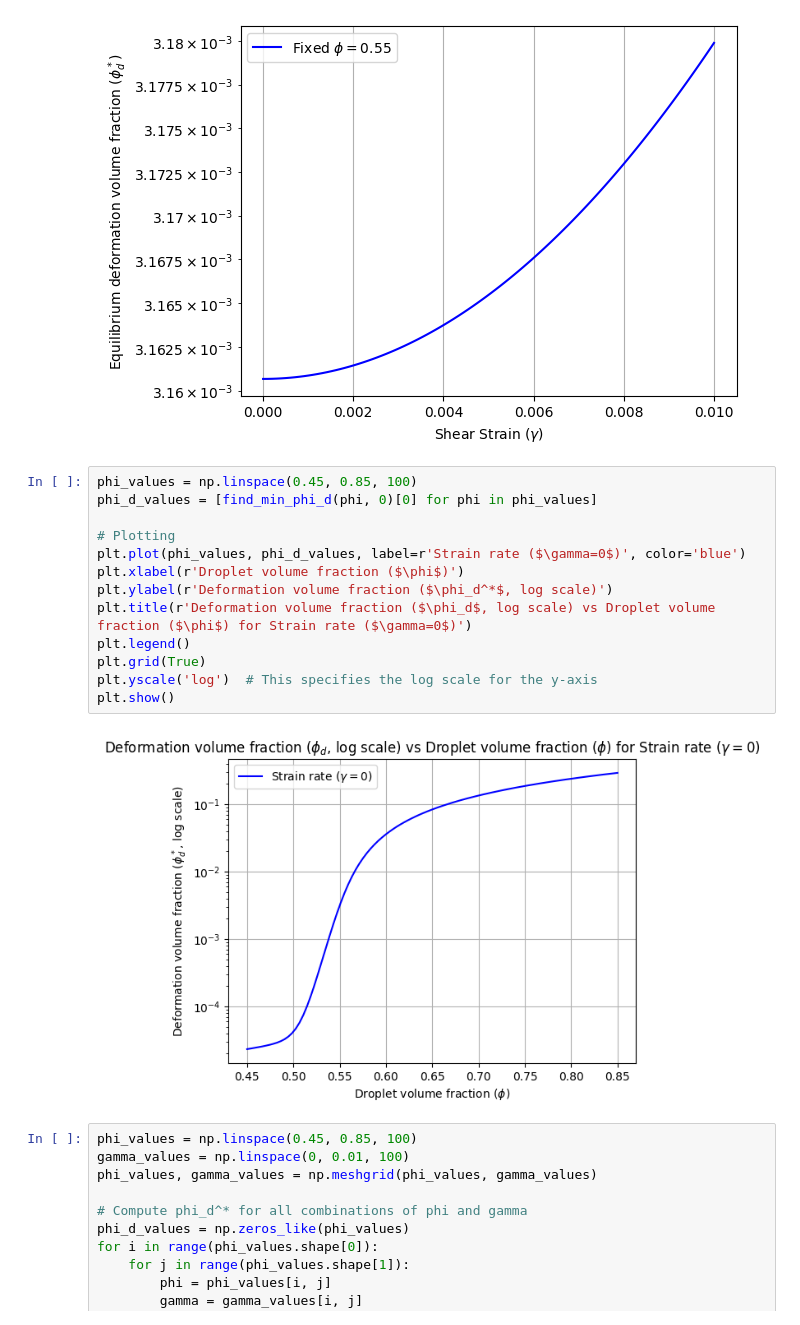
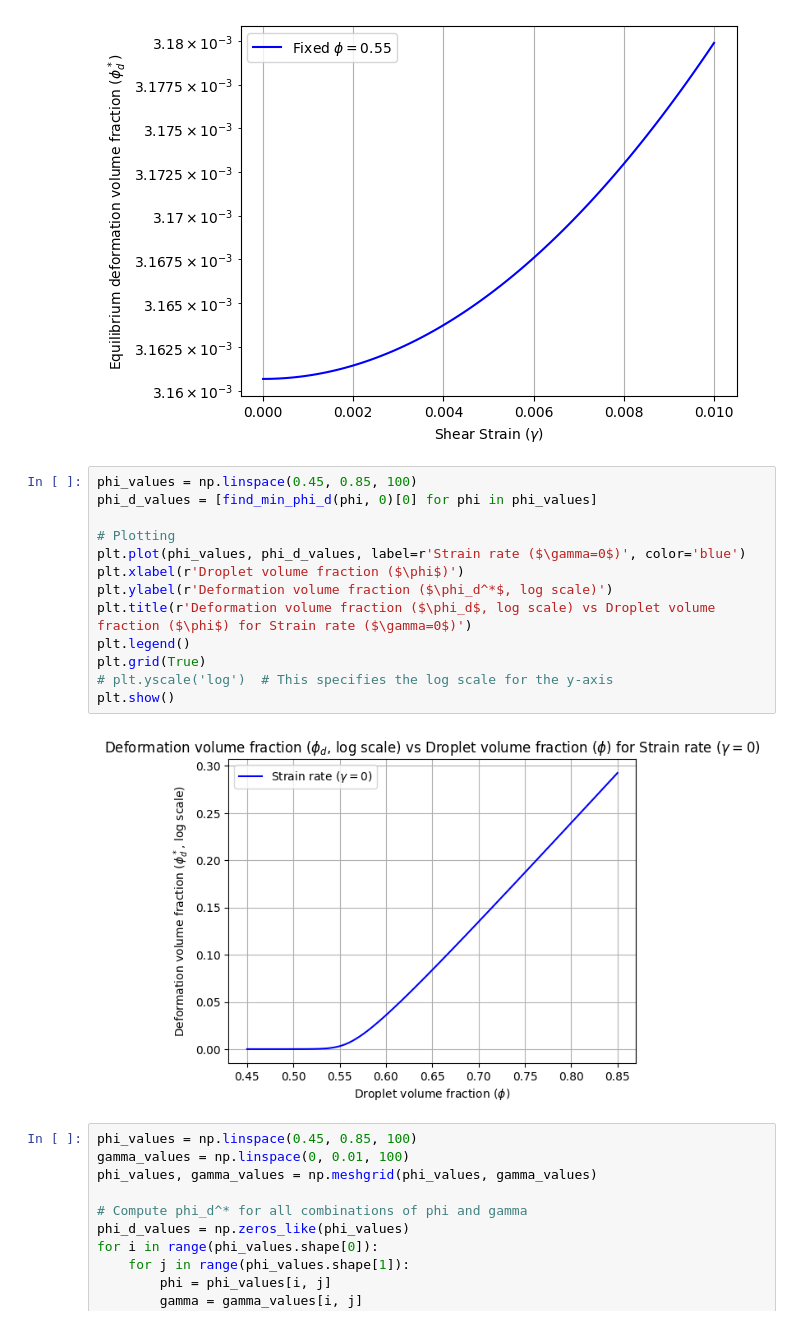
Before and after one commit to inxslynne/thesisproject, a Jupyter notebook: Kim&Mason/py-kimmason-final.ipynb, the cells around one changed output. Saved outputs shown, nothing was run; the diff lists cells and outputs as text.

```diff
--- a/Kim&Mason/py-kimmason-final.ipynb
+++ b/Kim&Mason/py-kimmason-final.ipynb
@@ -74,18 +74,18 @@ plt.show()
 # %%
 phi_values = np.linspace(0.45, 0.85, 100)
 phi_d_values = [find_min_phi_d(phi, 0)[0] for phi in phi_values]
 
 # Plotting
 plt.plot(phi_values, phi_d_values, label=r'Strain rate ($\gamma=0$)', color='blue')
 plt.xlabel(r'Droplet volume fraction ($\phi$)')
 plt.ylabel(r'Deformation volume fraction ($\phi_d^*$, log scale)')
 plt.title(r'Deformation volume fraction ($\phi_d$, log scale) vs Droplet volume fraction ($\phi$) for Strain rate ($\gamma=0$)')
 plt.legend()
 plt.grid(True)
-plt.yscale('log')  # This specifies the log scale for the y-axis
+# plt.yscale('log')  # This specifies the log scale for the y-axis
 plt.show()
 # %% [output]
-[figure, old version]
+[figure, new version]
 # %%
 phi_values = np.linspace(0.45, 0.85, 100)
 gamma_values = np.linspace(0, 0.01, 100)
```
Also changed, not shown: 6 other files.
